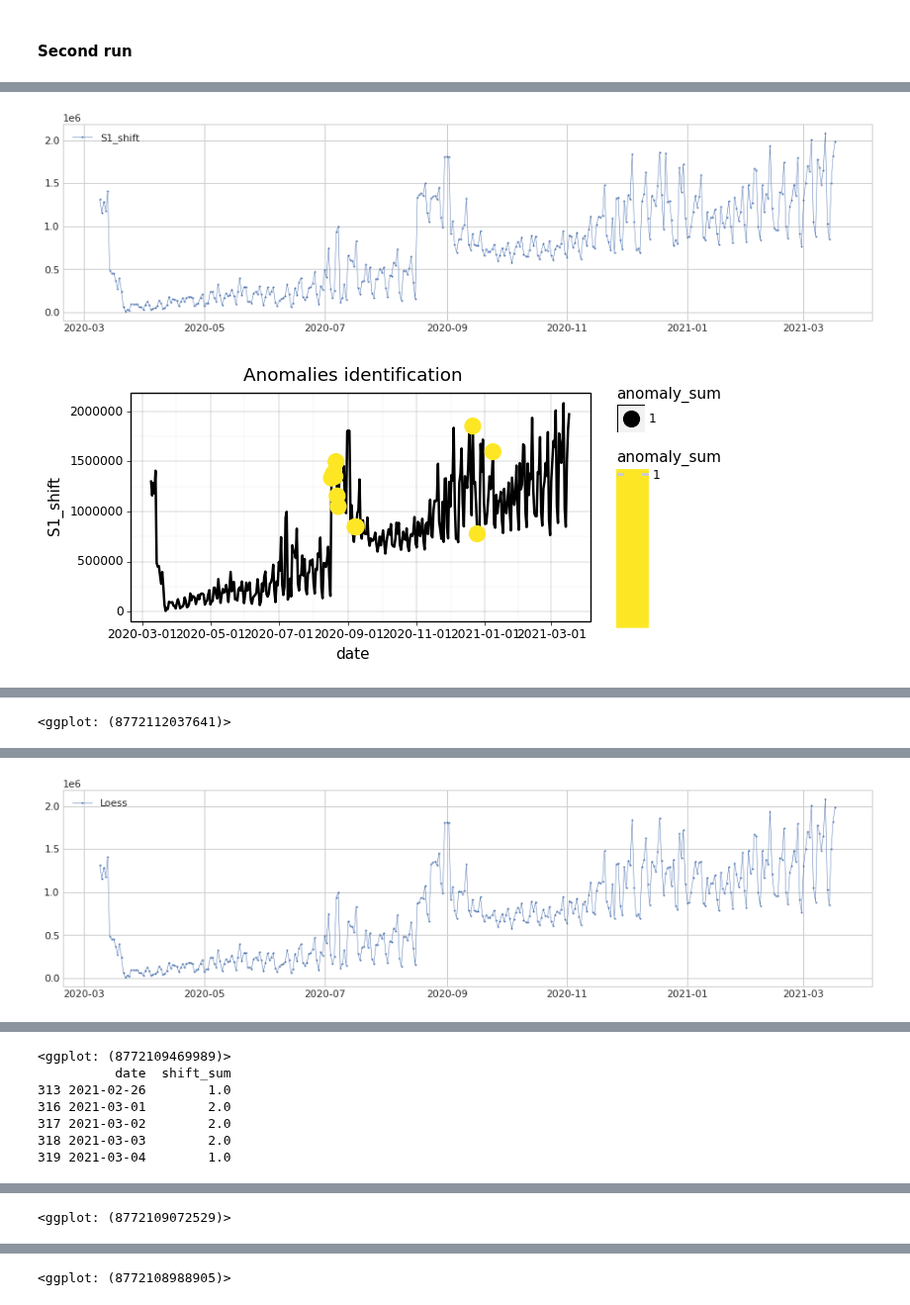
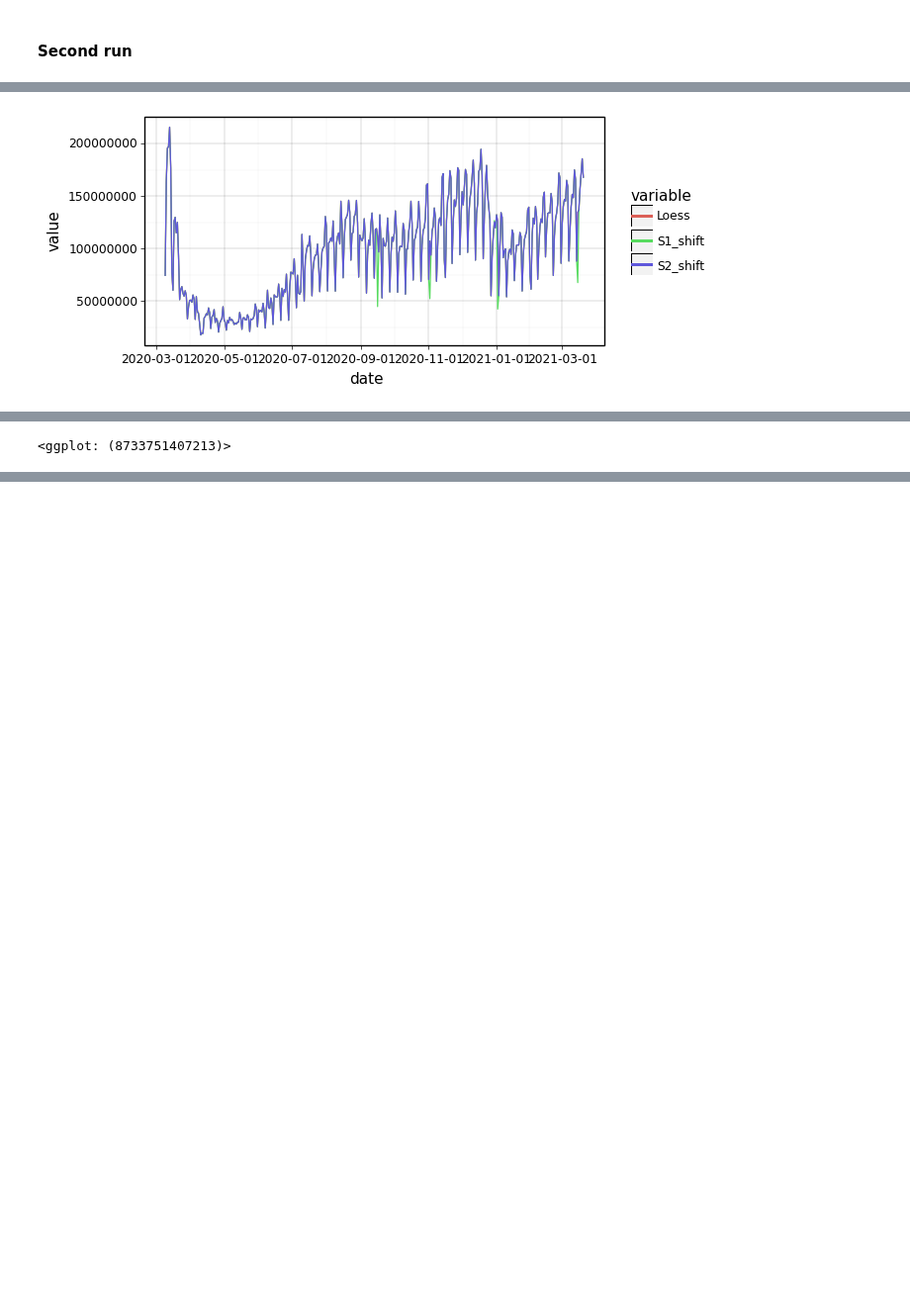
Before and after one commit to EL-BID/IDB-IDB-Invest-Coronavirus-Impact-Dashboard, a Jupyter notebook: notebooks/cleaning_observed_ts_city.ipynb, the cells around one changed output, grey strips where cells are left out. Shown at 99% size. Drawn from its saved outputs; the diff is of its cells as text; code cells hidden in the pictures; blank space fills up the shorter version.

```diff
--- a/notebooks/cleaning_observed_ts_city.ipynb
+++ b/notebooks/cleaning_observed_ts_city.ipynb
@@ -69,15 +69,3 @@ from adtk.transformer import ClassicSeasonalDecomposition
 ## Load data
 # %% [markdown]
 ### dahsboard data
-# %%
-from src import utils
-
-conn = utils.connect_athena(path='../configs/athena.yaml')
-df = pd.read_sql_query("""
-select
-    *,
-    date_parse(concat(cast(year as varchar), ' ', cast(month as varchar), ' ', cast(day as varchar)), '%Y %m %e') date
-from spd_sdv_waze_corona.prod_daily_daily_index
-where region_slug in ('country_mexico', 'country_brazil', 'country_argentina', 'cordoba',
-    'mexicocity', 'riodejaneiro', 'saopaulo', 'torreon')
-""", conn)
@@ -245,7 +275,7 @@ def _impute_anomalies(observed_column,
             Description
     """
 
-    logger.debug(f"... imputing outliers ...")
+    logger.debug("\n... imputing outliers ...")
 
     # building data frame to impute
     df_impute = pd.DataFrame({
@@ -255,8 +285,9 @@ def _impute_anomalies(observed_column,
         'observed_missing': observed_column
     })
     # create missing values
-    df_impute.observed_missing[df_impute.anomaly_sum >= anomaly_vote_minimun] = None
-    df_impute.observed_missing[df_impute.observed_column < 0] = None
+    df_impute.loc[df_impute.anomaly_sum >= anomaly_vote_minimun, 'observed_missing'] = None
+    df_impute.loc[df_impute.observed_column < 0, 'observed_missing'] = None
+
     df_impute = df_impute.set_index('date')
 
     # algorithms to impute
@@ -625,2 +830,6 @@ gg
 # %% [markdown]
 #### First run
+# %%
+region_slug = 'mexicocity'
+df_cty = _reading_data(region_slug)
+df_cty.head(3)
@@ -627,8 +856,9 @@ gg
 # %%
 df_run_1 = _run_step(df_run = df_cty.sort_values(by=['region_slug', 'date']),
-                     anomaly_vote_minimun = 1,
-                     target_column_name = 'observed',
-                     output_column_name = 'S1_shift',
-                     print_report = True,
-                     print_plot = True)
+                         anomaly_vote_minimun = 1,
+                         c_param=_c_param(region_slug),
+                         target_column_name = 'observed',
+                         output_column_name = 'S1_shift',
+                         print_report = True,
+                         print_plot = True)
 # %% [output]
@@ -663,9 +936,10 @@ df_run_1 = _run_step(df_run = df_cty.sort_values(by=['region_slug', 'date']),
 #### Second run
 # %%
 df_run_2 = _run_step(df_run = df_run_1[['date', 'S1_shift']].sort_values(by=['date']),
-                     anomaly_vote_minimun = 1,
-                     target_column_name = 'S1_shift',
-                     output_column_name = 'S2_shift',
-                     print_report = True,
-                     print_plot = True)
+                         anomaly_vote_minimun = 1,
+                         c_param=_c_param(region_slug),
+                         target_column_name = 'S1_shift',
+                         output_column_name = 'S2_shift',
+                         print_report = False,
+                         print_plot = True)
 # %% [output]
@@ -676,2 +963 @@ df_run_2 = _run_step(df_run = df_run_1[['date', 'S1_shift']].sort_values(by=['da
-[figure, old version]
+[figure, new version]
-[figure, removed]
@@ -683 +965 @@ df_run_2 = _run_step(df_run = df_run_1[['date', 'S1_shift']].sort_values(by=['da
-<ggplot: (8772112037641)>
+<ggplot: (8733751407213)>
@@ -687 +965,0 @@ df_run_2 = _run_step(df_run = df_run_1[['date', 'S1_shift']].sort_values(by=['da
-[figure, removed]
@@ -689,7 +965,0 @@ df_run_2 = _run_step(df_run = df_run_1[['date', 'S1_shift']].sort_values(by=['da
-<ggplot: (8772109469989)>
-          date  shift_sum
-313 2021-02-26        1.0
-316 2021-03-01        2.0
-317 2021-03-02        2.0
-318 2021-03-03        2.0
-319 2021-03-04        1.0
@@ -697 +965,0 @@ df_run_2 = _run_step(df_run = df_run_1[['date', 'S1_shift']].sort_values(by=['da
-<ggplot: (8772109072529)>
@@ -699 +965,0 @@ df_run_2 = _run_step(df_run = df_run_1[['date', 'S1_shift']].sort_values(by=['da
-<ggplot: (8772108988905)>
```
Also changed, not shown: parts of 23 cells of this notebook.
